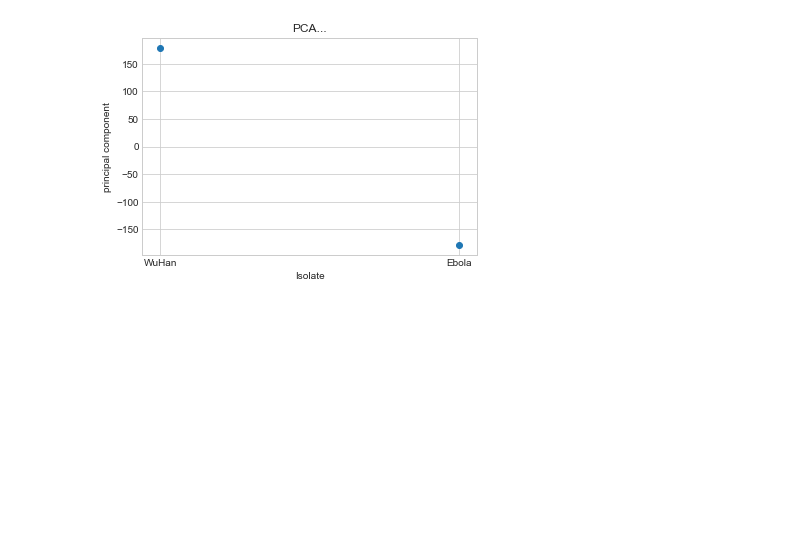
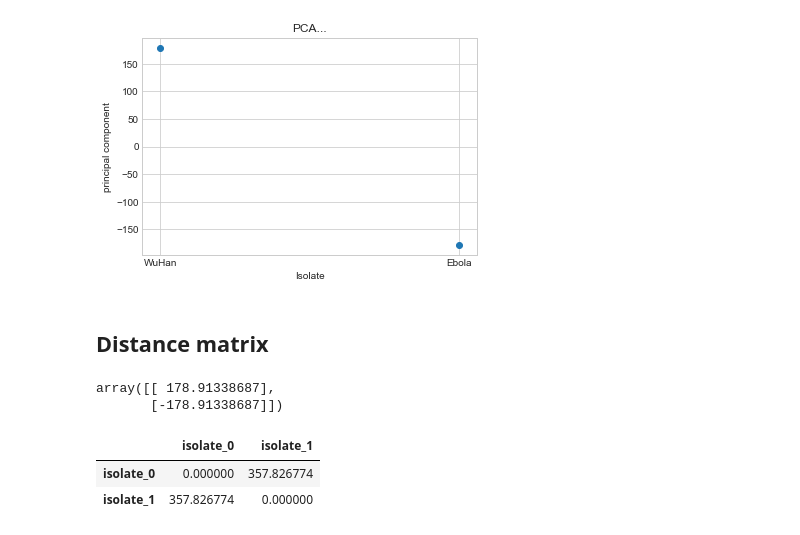
Before and after one commit to urbanslug/Project, a Jupyter notebook: Notebooks/Project/Corona Virus PCA Experiment.ipynb, the cells around one changed output. Saved outputs shown, nothing was run; the diff lists cells and outputs as text; code cells hidden in the pictures; blank space fills up the shorter version.

Commit message:
Add distance matrix
Signed-off-by: Njagi Mwaniki <njagi@urbanslug.com>

```diff
--- a/Notebooks/Project/Corona Virus PCA Experiment.ipynb
+++ b/Notebooks/Project/Corona Virus PCA Experiment.ipynb
@@ -122,3 +122,19 @@ plt.ylabel('principal component')
 # %% [output]
 Text(0, 0.5, 'principal component')
 [figure]
+# %% [markdown]
+## Distance matrix
+# %%
+from scipy.spatial import distance_matrix
+df = principalDf
+# %%
+df.values
+# %% [output]
+array([[ 178.91338687],
+       [-178.91338687]])
+# %%
+distance_matrix = pd.DataFrame(distance_matrix(df.values, df.values), index=df.index, columns=df.index)
+# %% [output]
+|  | isolate_0 | isolate_1 |
+| isolate_0 | 0.000000 | 357.826774 |
+| isolate_1 | 357.826774 | 0.000000 |
```
